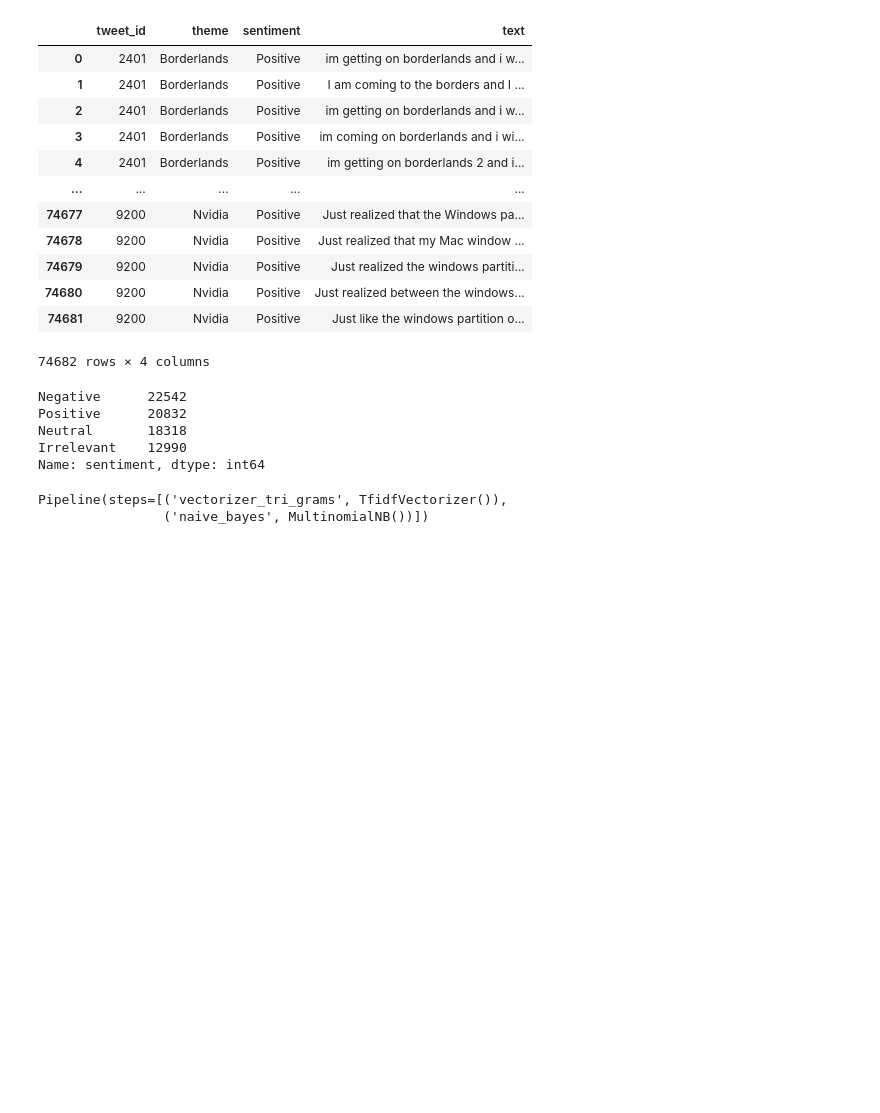
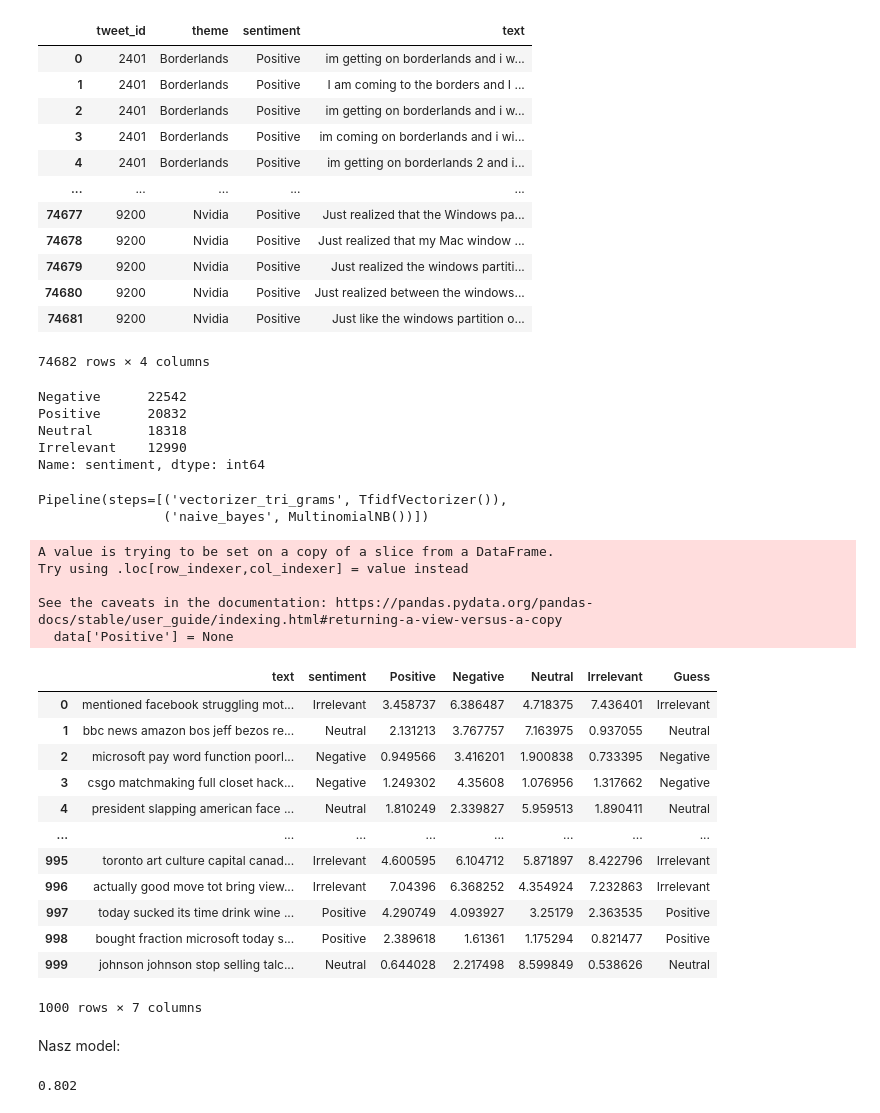
Before and after one commit to Pshemeqq18/Modelowanie_w_data_mining, a Jupyter notebook: 3 Projekt/SentimentAnalysis.ipynb, the cells around one changed output. Saved outputs shown, nothing was run; the diff lists cells and outputs as text; code cells hidden in the pictures; blank space fills up the shorter version.

Commit message:
Handmade naive bayes algorithm added

```diff
--- a/3 Projekt/SentimentAnalysis.ipynb
+++ b/3 Projekt/SentimentAnalysis.ipynb
@@ -52,6 +53,7 @@ def preprocess_text(text):
     text = str(text).lower()
     text = ' '.join([x for x in text.split(' ') if x not in stop_words])
     text = ' '.join(lemmatizer.lemmatize(x) for x in text.split(' '))
+    text = re.sub(r'[^a-zA-Z ]', '', text)
     return text
 # %%
 train_tweets['text'] = train_tweets['text'].apply(lambda x: preprocess_text(x))
@@ -70,0 +88,59 @@ predicted_sentiment = model.predict(test_tweets['text'])
+# %%
+def NaiveBayesSentimentTest(data, train_data):
+    data = data[['text', 'sentiment']]
+    data['Positive'] = None
+    data['Negative'] = None
+    data['Neutral'] = None
+    data['Irrelevant'] = None
+    data['Guess'] = None
+    for i, x in data.iterrows():
+        x['Positive'] = 0
+        x['Negative'] = 0
+        x['Neutral'] = 0
+        x['Irrelevant'] = 0
+        for word in x['text'].split(" "):
+            if word in train_data.keys():
+                x['Positive'] += train_data[word]['Positive']
+                x['Negative'] += train_data[word]['Negative']
+                x['Neutral'] += train_data[word]['Neutral']
+                x['Irrelevant'] += train_data[word]['Irrelevant']
+        highest_value = max([x['Positive'], x['Negative'], x['Neutral'], x['Irrelevant']])
+        if x['Positive'] >= highest_value:
+            x['Guess'] = 'Positive'
+        elif x['Negative'] >= highest_value:
+            x['Guess'] = 'Negative'
+        elif x['Neutral'] >= highest_value:
+            x['Guess'] = 'Neutral'
+        elif x['Irrelevant'] >= highest_value:
+            x['Guess'] = 'Irrelevant'
+    return data
+# %%
+train_data = NaiveBayesSentimentTrain(train_tweets)
+# %%
+test_results = NaiveBayesSentimentTest(test_tweets, train_data)
+test_results
+# %% [output]
+A value is trying to be set on a copy of a slice from a DataFrame.
+Try using .loc[row_indexer,col_indexer] = value instead
+
+See the caveats in the documentation: https://pandas.pydata.org/pandas-docs/stable/user_guide/indexing.html#returning-a-view-versus-a-copy
+  data['Positive'] = None
+|  | text | sentiment | Positive | Negative | Neutral | Irrelevant | Guess |
+| 0 | mentioned facebook struggling mot... | Irrelevant | 3.458737 | 6.386487 | 4.718375 | 7.436401 | Irrelevant |
+| 1 | bbc news amazon bos jeff bezos re... | Neutral | 2.131213 | 3.767757 | 7.163975 | 0.937055 | Neutral |
+| 2 | microsoft pay word function poorl... | Negative | 0.949566 | 3.416201 | 1.900838 | 0.733395 | Negative |
+| 3 | csgo matchmaking full closet hack... | Negative | 1.249302 | 4.35608 | 1.076956 | 1.317662 | Negative |
+| 4 | president slapping american face ... | Neutral | 1.810249 | 2.339827 | 5.959513 | 1.890411 | Neutral |
+| ... | ... | ... | ... | ... | ... | ... | ... |
+| 995 | toronto art culture capital canad... | Irrelevant | 4.600595 | 6.104712 | 5.871897 | 8.422796 | Irrelevant |
+| 996 | actually good move tot bring view... | Irrelevant | 7.04396 | 6.368252 | 4.354924 | 7.232863 | Irrelevant |
+| 997 | today sucked its time drink wine ... | Positive | 4.290749 | 4.093927 | 3.25179 | 2.363535 | Positive |
+| 998 | bought fraction microsoft today s... | Positive | 2.389618 | 1.61361 | 1.175294 | 0.821477 | Positive |
+| 999 | johnson johnson stop selling talc... | Neutral | 0.644028 | 2.217498 | 8.599849 | 0.538626 | Neutral |
+1000 rows × 7 columns
+# %% [markdown]
+Nasz model:
+# %%
+accuracy_score(test_results['sentiment'], test_results['Guess'])
+# %% [output]
+0.802
```
Also changed, not shown: parts of 6 cells of this notebook.
